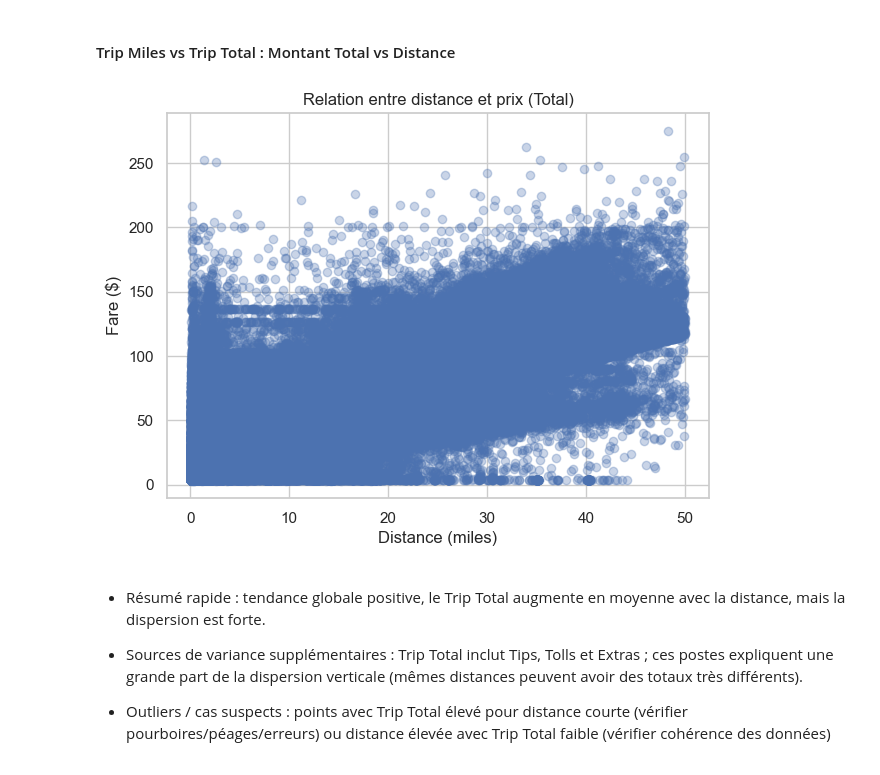
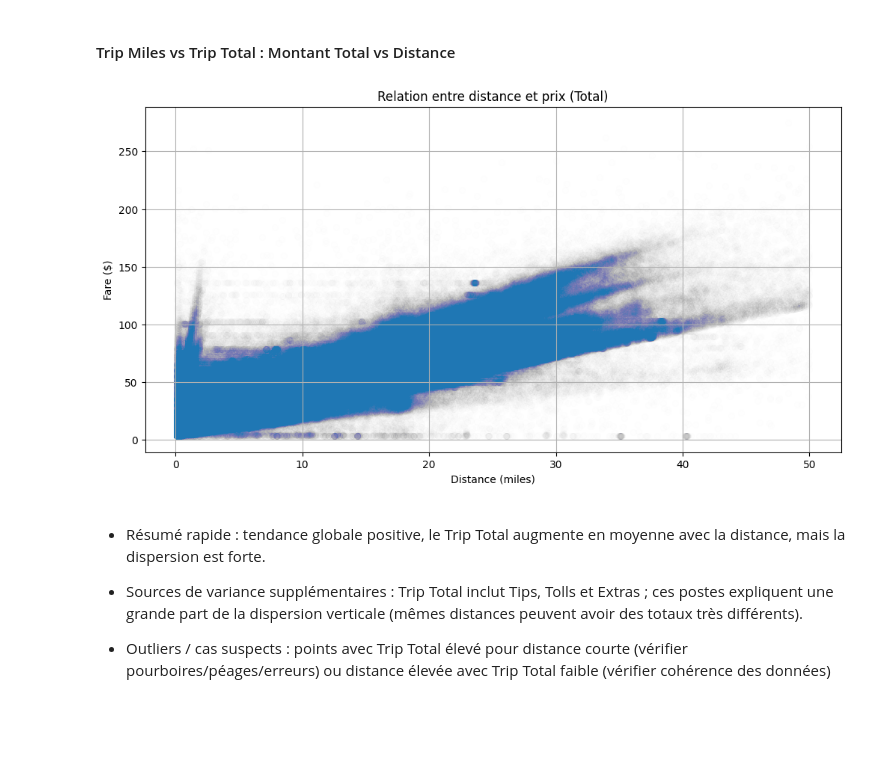
Before and after one commit to jbcheze/Predicting_Airline_Ticket_Prices, a Jupyter notebook: notebook/JB_Taxi_suite.ipynb, the cells around one changed output. Saved outputs shown, nothing was run; the diff lists cells and outputs as text; code cells hidden in the pictures; blank space fills up the shorter version.

```diff
--- a/notebook/JB_Taxi_suite.ipynb
+++ b/notebook/JB_Taxi_suite.ipynb
@@ -1495,14 +1496,15 @@ Name: speed_mph, dtype: float64
 # %% [markdown]
 #### Trip Miles vs Trip Total : Montant Total vs Distance
 # %%
-plt.figure(figsize=(7,5))
-plt.scatter(df['Trip Miles'], df['Trip Total'], alpha=0.3)
+plt.figure(figsize=(12,6))
+plt.scatter(df['Trip Miles'], df['Trip Total'], alpha=0.005)
 plt.xlabel("Distance (miles)")
 plt.ylabel("Fare ($)")
 plt.title("Relation entre distance et prix (Total)")
+plt.grid()
 plt.show()
 # %% [output]
-[figure, old version]
+[figure, new version]
 # %% [markdown]
  - Résumé rapide : tendance globale positive, le Trip Total augmente en moyenne avec la distance, mais la dispersion est forte.
 
```
Also changed, not shown: parts of 37 cells of this notebook.
